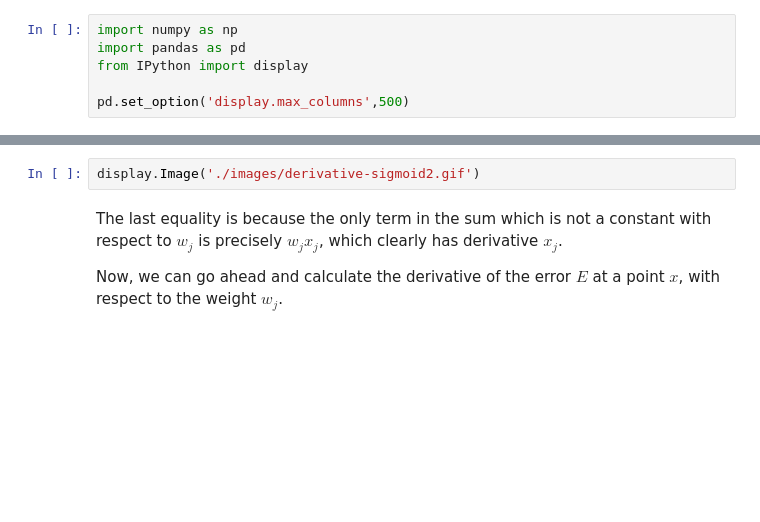
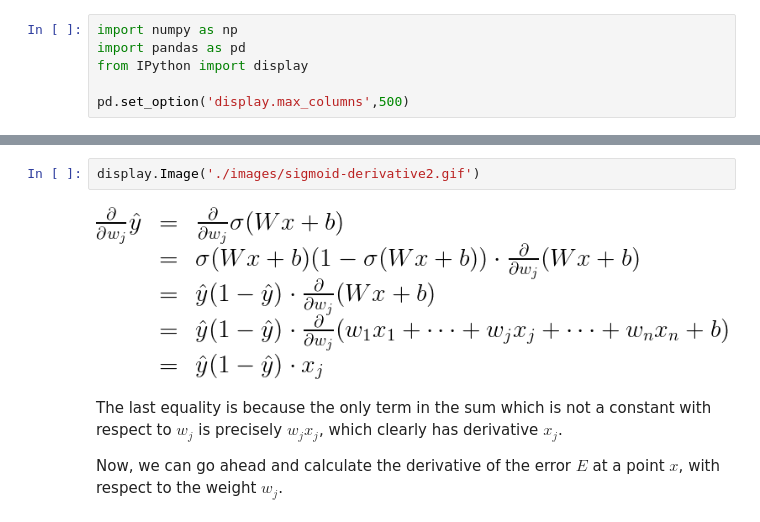
Before and after one commit to acholonu/udacity_deep_learning, a Jupyter notebook: lesson 2/Logistic Regression.ipynb, the cells around one changed output, grey strips where cells are left out. Saved outputs shown, nothing was run; the diff lists cells and outputs as text; blank space fills up the shorter version.

```diff
--- a/lesson 2/Logistic Regression.ipynb
+++ b/lesson 2/Logistic Regression.ipynb
@@ -38,6 +46,8 @@ E =$ - y \ln(\hat{y}) - (1-y) \ln (1-\hat{y})$
 In order to calculate the derivative of this error with respect to the weights, we'll first calculate $\frac{\partial}{\partial w_j} \hat{y}$. Recall that $\hat{y} = \sigma(Wx+b)$, so:
 # %%
-display.Image('./images/derivative-sigmoid2.gif')
+display.Image('./images/sigmoid-derivative2.gif')
+# %% [output]
+[figure, added]
 # %% [markdown]
 The last equality is because the only term in the sum which is not a constant with respect to $w_j$ is precisely $w_j x_j$, which clearly has derivative $x_j$.
 
```
Also changed, not shown: parts of 8 cells of this notebook, 1 other file.
